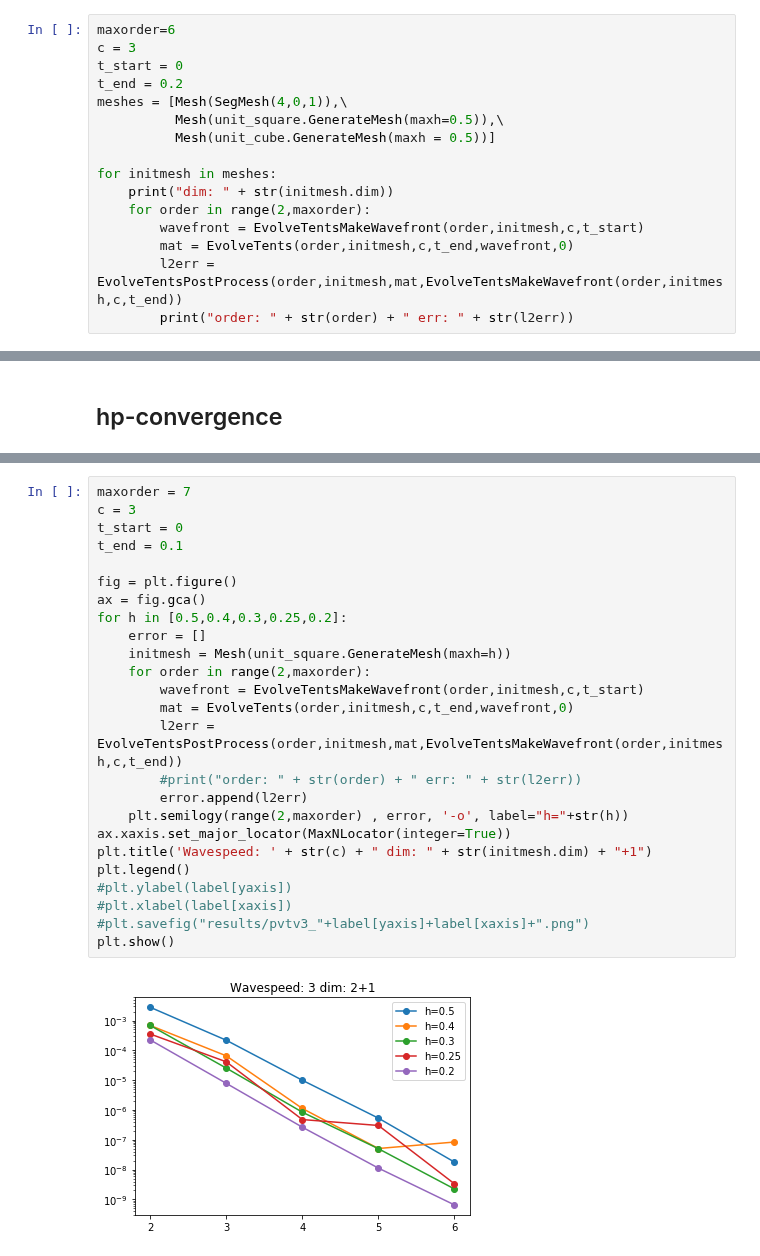
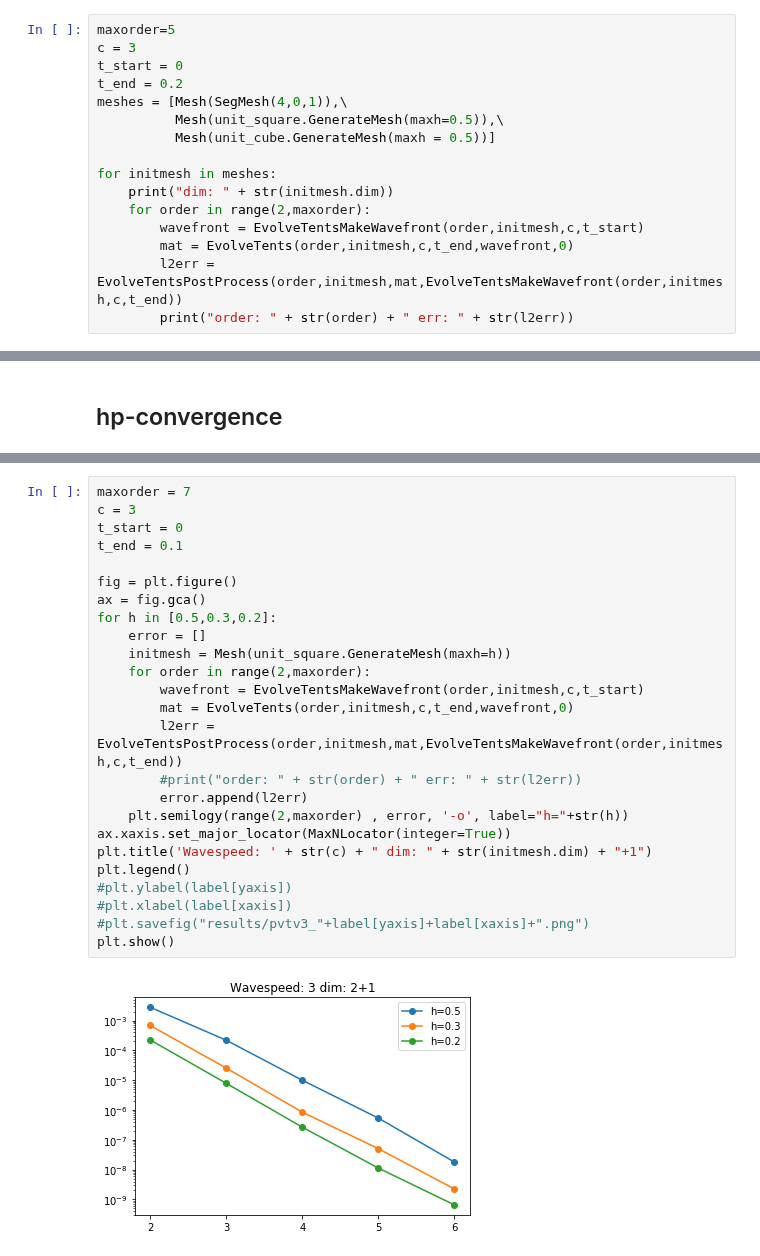
Before and after one commit to PaulSt/NGSTrefftz, a Jupyter notebook: python_test/notebooks/evolvetent.ipynb, the cells around one changed output, grey strips where cells are left out. Saved outputs shown, nothing was run; the diff lists cells and outputs as text.

```diff
--- a/python_test/notebooks/evolvetent.ipynb
+++ b/python_test/notebooks/evolvetent.ipynb
@@ -27,7 +27,7 @@ from netgen.csg import unit_cube
 import matplotlib.pyplot as plt
 from matplotlib.ticker import MaxNLocator
 # %%
-maxorder=6
+maxorder=5
 c = 3
 t_start = 0
 t_end = 0.2
@@ -135,27 +132,27 @@ plt.show()
 # %%
 maxorder = 7
 c = 3
 t_start = 0
 t_end = 0.1
 
 fig = plt.figure()
 ax = fig.gca()
-for h in [0.5,0.4,0.3,0.25,0.2]:
+for h in [0.5,0.3,0.2]:
     error = []
     initmesh = Mesh(unit_square.GenerateMesh(maxh=h))
     for order in range(2,maxorder):
         wavefront = EvolveTentsMakeWavefront(order,initmesh,c,t_start)
         mat = EvolveTents(order,initmesh,c,t_end,wavefront,0)
         l2err = EvolveTentsPostProcess(order,initmesh,mat,EvolveTentsMakeWavefront(order,initmesh,c,t_end))
         #print("order: " + str(order) + " err: " + str(l2err))
         error.append(l2err)
     plt.semilogy(range(2,maxorder) , error, '-o', label="h="+str(h))
 ax.xaxis.set_major_locator(MaxNLocator(integer=True))
 plt.title('Wavespeed: ' + str(c) + " dim: " + str(initmesh.dim) + "+1")
 plt.legend()
 #plt.ylabel(label[yaxis])
 #plt.xlabel(label[xaxis])
 #plt.savefig("results/pvtv3_"+label[yaxis]+label[xaxis]+".png")
 plt.show()
 # %% [output]
-[figure, old version]
+[figure, new version]
```
Also changed, not shown: parts of 2 cells of this notebook.
